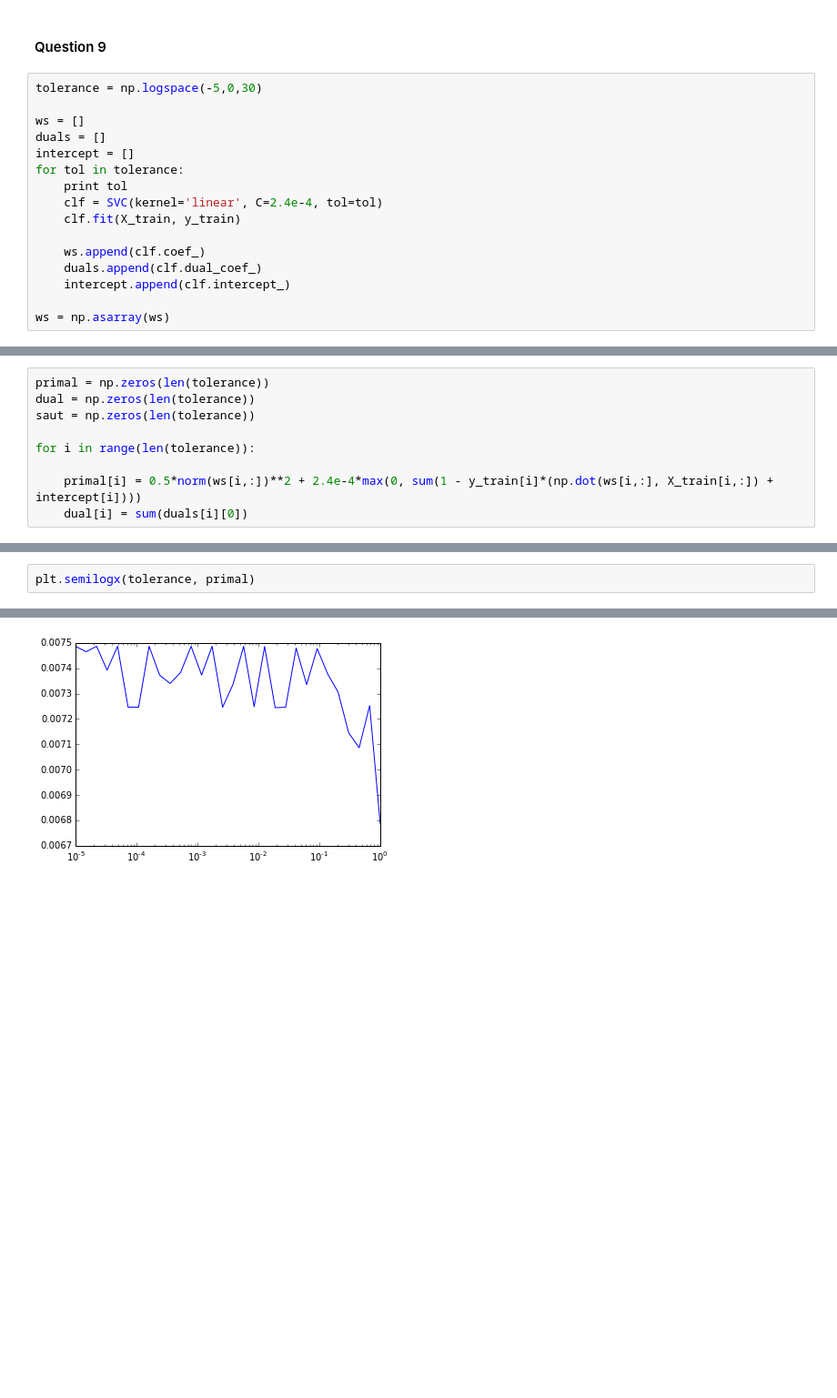
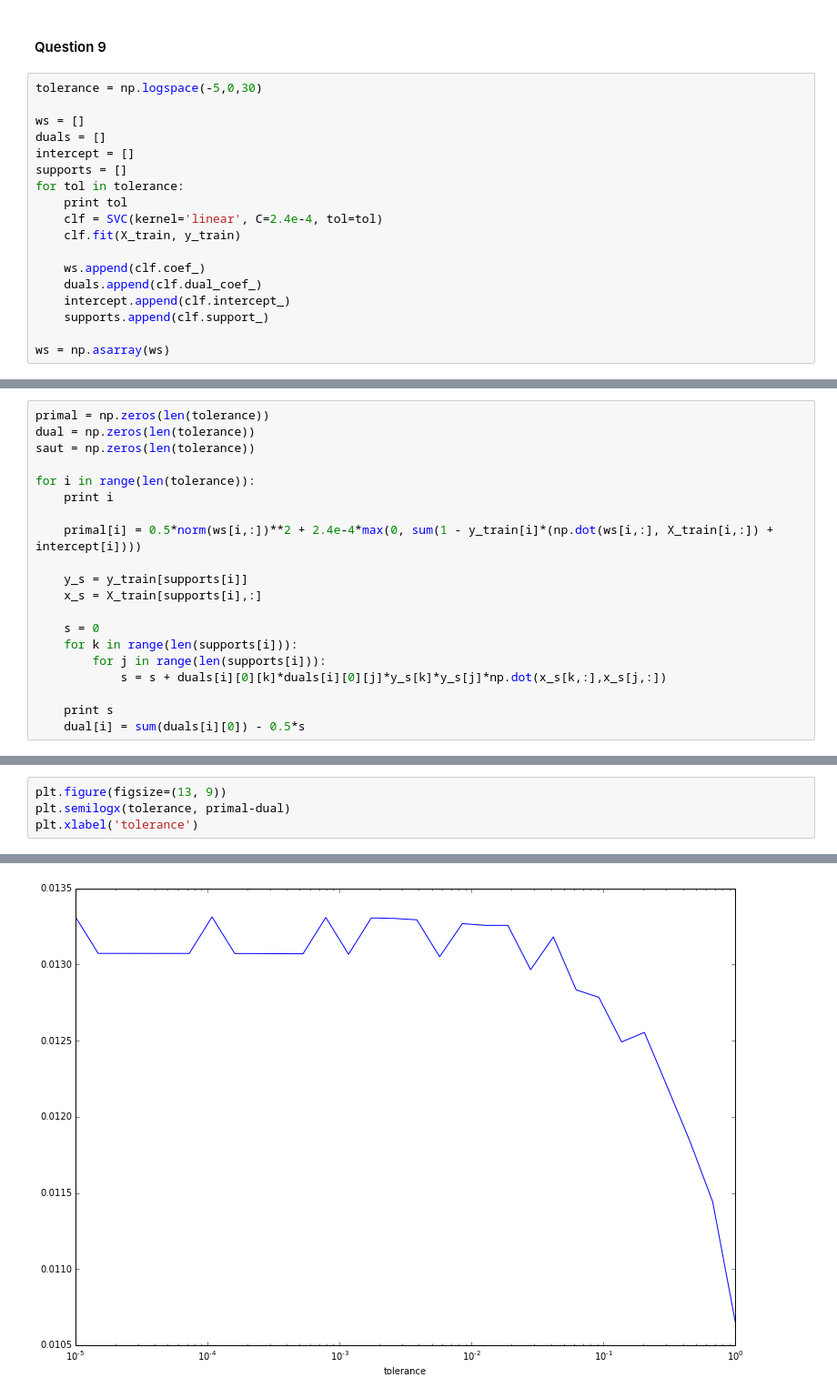
Before and after one commit to maxkub/python_stats, a Jupyter notebook: TP_SVM/Maxime_Kubryk_TP_SVM.ipynb, the cells around one changed output, grey strips where cells are left out. Shown: that part at 91% size. Saved outputs shown, nothing was run; the diff lists cells and outputs as text; blank space fills up the shorter version.

```diff
--- a/TP_SVM/Maxime_Kubryk_TP_SVM.ipynb
+++ b/TP_SVM/Maxime_Kubryk_TP_SVM.ipynb
@@ -432,6 +432,7 @@ tolerance = np.logspace(-5,0,30)
 ws = []
 duals = []
 intercept = []
+supports = []
 for tol in tolerance:
     print tol
     clf = SVC(kernel='linear', C=2.4e-4, tol=tol)
@@ -440,6 +441,7 @@ for tol in tolerance:
     ws.append(clf.coef_)
     duals.append(clf.dual_coef_)
     intercept.append(clf.intercept_)
+    supports.append(clf.support_)
 
 ws = np.asarray(ws)
 # %% [output]
@@ -466,6 +481,17 @@ dual = np.zeros(len(tolerance))
 saut = np.zeros(len(tolerance))
 
 for i in range(len(tolerance)):
+    print i
 
     primal[i] = 0.5*norm(ws[i,:])**2 + 2.4e-4*max(0, sum(1 - y_train[i]*(np.dot(ws[i,:], X_train[i,:]) + intercept[i])))
-    dual[i] = sum(duals[i][0])
+
+    y_s = y_train[supports[i]]
+    x_s = X_train[supports[i],:]
+
+    s = 0
+    for k in range(len(supports[i])):
+        for j in range(len(supports[i])):
+            s = s + duals[i][0][k]*duals[i][0][j]*y_s[k]*y_s[j]*np.dot(x_s[k,:],x_s[j,:])
+
+    print s
+    dual[i] = sum(duals[i][0]) - 0.5*s
@@ -472,3 +525,5 @@ for i in range(len(tolerance)):
 # %%
-plt.semilogx(tolerance, primal)
+plt.figure(figsize=(13, 9))
+plt.semilogx(tolerance, primal-dual)
+plt.xlabel('tolerance')
 # %% [output]
@@ -476 +531 @@ plt.semilogx(tolerance, primal)
-[figure, old version]
+[figure, new version]
```
Also changed, not shown: parts of 4 cells of this notebook.
